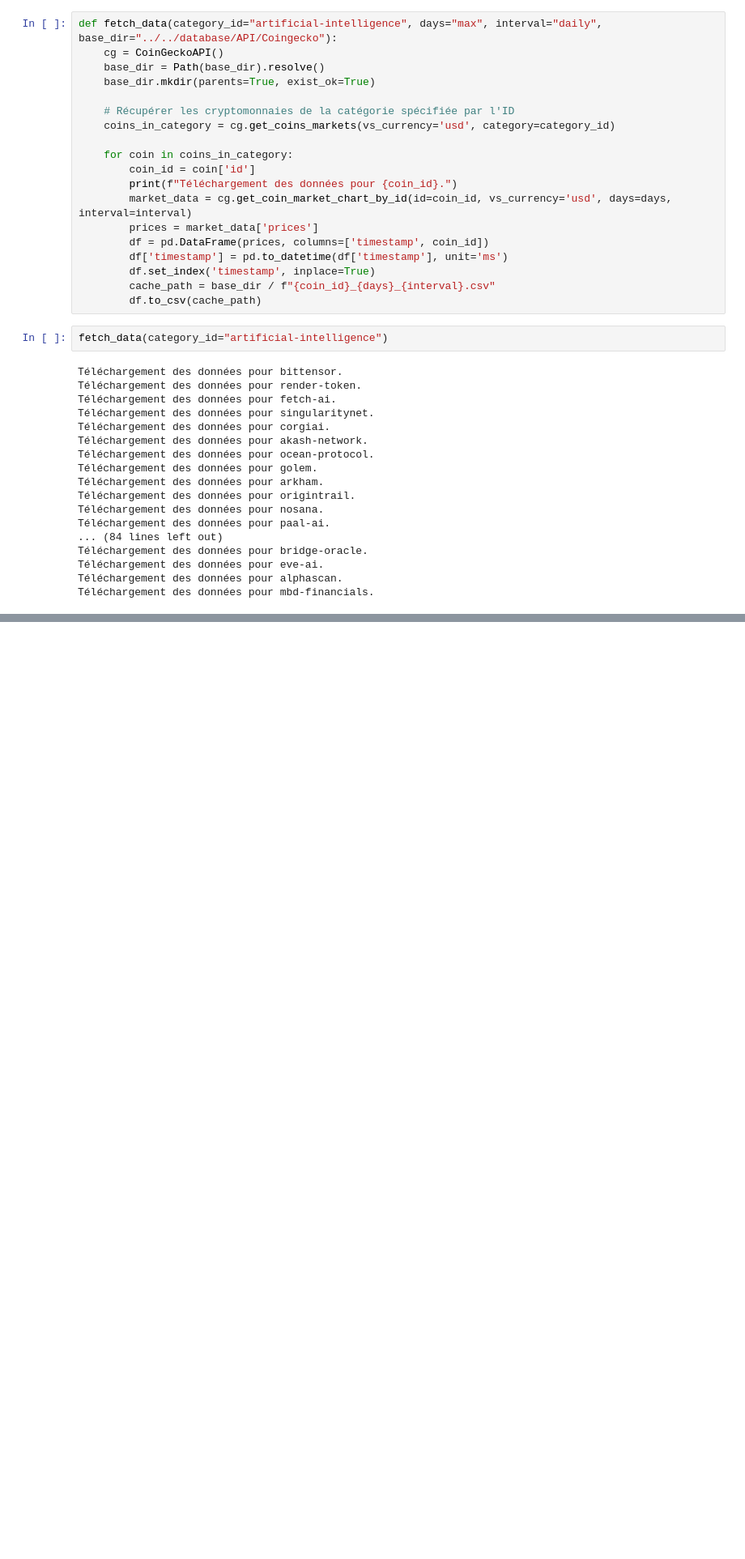
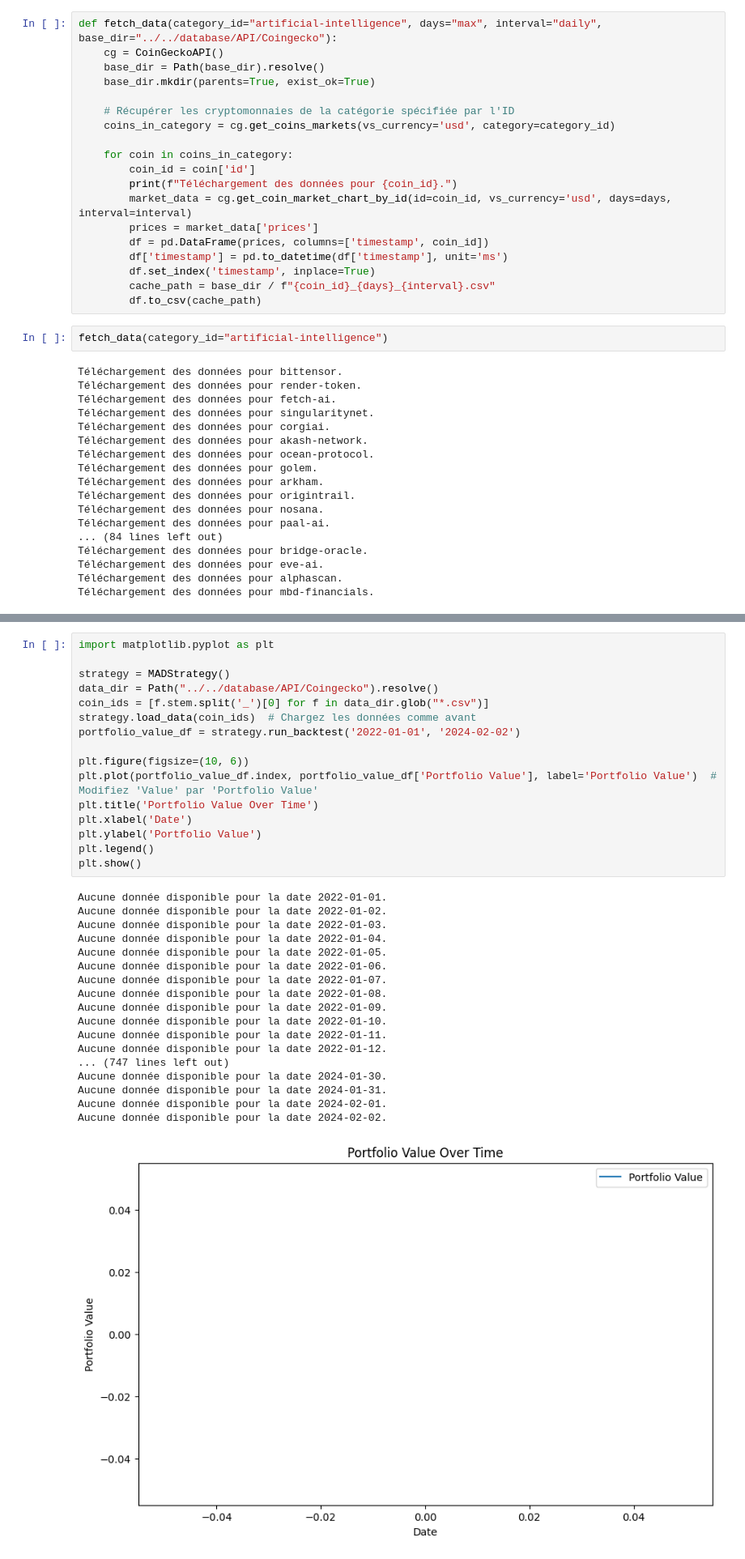
Before and after one commit to 0xMrik/MRAT, a Jupyter notebook: strategies/mrat/MAD_ratio.ipynb, the cells around one changed output, grey strips where cells are left out. Shown at 81% size. Cells and saved outputs as stored; diff of their text form; blank space fills up the shorter version.

Commit message:
add backtest (not working yet)

```diff
--- a/strategies/mrat/MAD_ratio.ipynb
+++ b/strategies/mrat/MAD_ratio.ipynb
@@ -120,0 +162,35 @@ eve-ai: MAD Ratio = 2.2074449668002494
+# %%
+import matplotlib.pyplot as plt
+
+strategy = MADStrategy()
+data_dir = Path("../../database/API/Coingecko").resolve()
+coin_ids = [f.stem.split('_')[0] for f in data_dir.glob("*.csv")]
+strategy.load_data(coin_ids)  # Chargez les données comme avant
+portfolio_value_df = strategy.run_backtest('2022-01-01', '2024-02-02')
+
+plt.figure(figsize=(10, 6))
+plt.plot(portfolio_value_df.index, portfolio_value_df['Portfolio Value'], label='Portfolio Value')  # Modifiez 'Value' par 'Portfolio Value'
+plt.title('Portfolio Value Over Time')
+plt.xlabel('Date')
+plt.ylabel('Portfolio Value')
+plt.legend()
+plt.show()
+# %% [output]
+Aucune donnée disponible pour la date 2022-01-01.
+Aucune donnée disponible pour la date 2022-01-02.
+Aucune donnée disponible pour la date 2022-01-03.
+Aucune donnée disponible pour la date 2022-01-04.
+Aucune donnée disponible pour la date 2022-01-05.
+Aucune donnée disponible pour la date 2022-01-06.
+Aucune donnée disponible pour la date 2022-01-07.
+Aucune donnée disponible pour la date 2022-01-08.
+Aucune donnée disponible pour la date 2022-01-09.
+Aucune donnée disponible pour la date 2022-01-10.
+Aucune donnée disponible pour la date 2022-01-11.
+Aucune donnée disponible pour la date 2022-01-12.
+... (747 lines left out)
+Aucune donnée disponible pour la date 2024-01-30.
+Aucune donnée disponible pour la date 2024-01-31.
+Aucune donnée disponible pour la date 2024-02-01.
+Aucune donnée disponible pour la date 2024-02-02.
+[figure, added]
```
Also changed, not shown: parts of 2 cells of this notebook.
